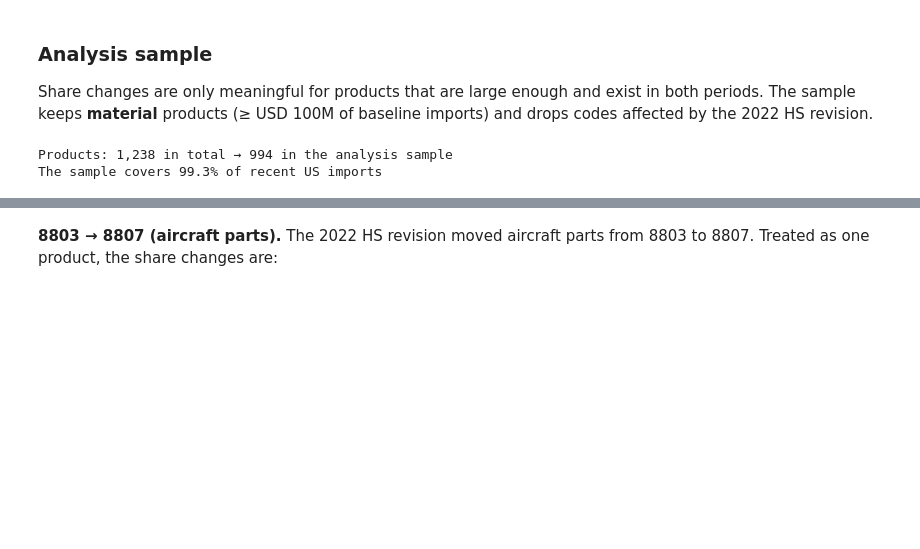
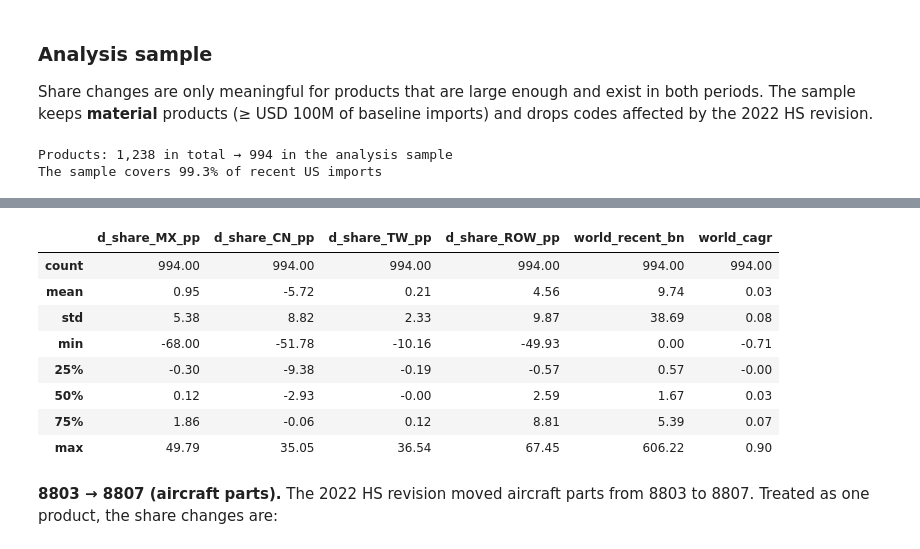
Before and after one commit to axelsn04/nearshoring-mexico-analysis, a Jupyter notebook: notebooks/03_analysis_models.ipynb, the cells around one changed output, grey strips where cells are left out. Cells and saved outputs as stored; diff of their text form; code cells hidden in the pictures; blank space fills up the shorter version.

```diff
--- a/notebooks/03_analysis_models.ipynb
+++ b/notebooks/03_analysis_models.ipynb
@@ -65,3 +74,17 @@ The sample covers 99.3% of recent US imports
+# %%
+summary_cols = ["d_share_MX_pp", "d_share_CN_pp", "d_share_TW_pp", "d_share_ROW_pp",
+                "world_recent_bn", "world_cagr"]
+an[summary_cols].describe().round(2)
+# %% [output]
+|  | d_share_MX_pp | d_share_CN_pp | d_share_TW_pp | d_share_ROW_pp | world_recent_bn | world_cagr |
+| count | 994.00 | 994.00 | 994.00 | 994.00 | 994.00 | 994.00 |
+| mean | 0.95 | -5.72 | 0.21 | 4.56 | 9.74 | 0.03 |
+| std | 5.38 | 8.82 | 2.33 | 9.87 | 38.69 | 0.08 |
+| min | -68.00 | -51.78 | -10.16 | -49.93 | 0.00 | -0.71 |
+| 25% | -0.30 | -9.38 | -0.19 | -0.57 | 0.57 | -0.00 |
+| 50% | 0.12 | -2.93 | -0.00 | 2.59 | 1.67 | 0.03 |
+| 75% | 1.86 | -0.06 | 0.12 | 8.81 | 5.39 | 0.07 |
+| max | 49.79 | 35.05 | 36.54 | 67.45 | 606.22 | 0.90 |
 # %% [markdown]
 **8803 → 8807 (aircraft parts).** The 2022 HS revision moved aircraft parts from 8803 to 8807. Treated as one product, the share changes are:
 # %%
```
Also changed, not shown: parts of 10 cells of this notebook.
